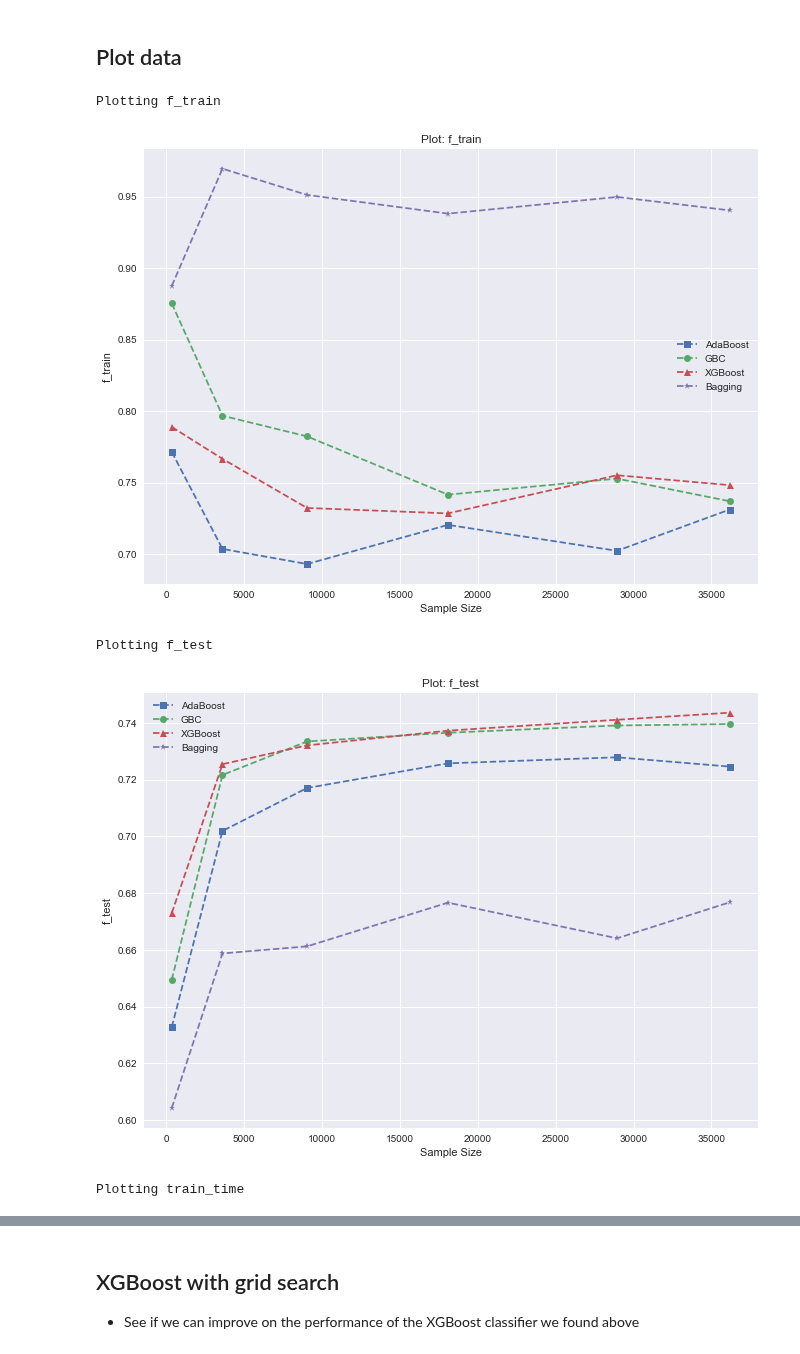
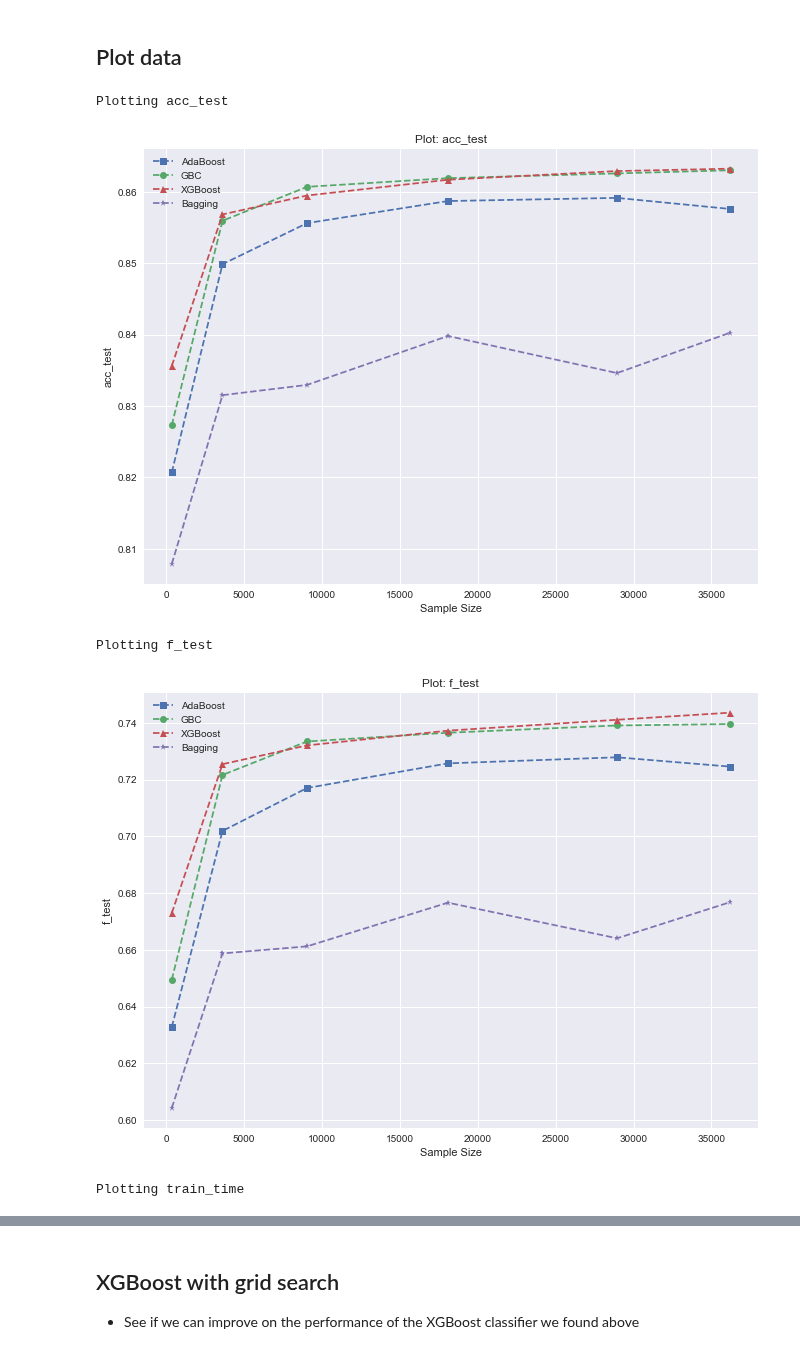
Before and after one commit to palpen/udacity_ml_engineer_projects, a Jupyter notebook: finding_donors/xfinding_donors_XGBoost.ipynb, the cells around one changed output, grey strips where cells are left out. Saved outputs shown, nothing was run; the diff lists cells and outputs as text; code cells hidden in the pictures.

```diff
--- a/finding_donors/xfinding_donors_XGBoost.ipynb
+++ b/finding_donors/xfinding_donors_XGBoost.ipynb
@@ -259,10 +270,11 @@ def get_sample_data(learner, statistic):
 def data_to_df(learner, func_type, hyperparam_list):
 
     df = pd.DataFrame({'f_train': func_type(learner, 'f_train'),
-                         'f_test': func_type(learner, 'f_test'),
-                         'pred_time': func_type(learner, 'pred_time'),
-                         'train_time': func_type(learner, 'train_time'),
-                         'hyperparam_list': hyperparam_list})
+                        'f_test': func_type(learner, 'f_test'),
+                        'acc_test': func_type(learner, 'acc_test'),
+                        'pred_time': func_type(learner, 'pred_time'),
+                        'train_time': func_type(learner, 'train_time'),
+                        'hyperparam_list': hyperparam_list})
     df = df.set_index('hyperparam_list')
     return df
 # %%
@@ -278,27 +312,27 @@ bag_tree = data_to_df('BaggingClassifier', get_tree_data, num_trees)
 # %% [markdown]
 ## Plot data
 # %%
-cols = ['f_train', 'f_test', 'train_time']
+cols = ['acc_test', 'f_test', 'train_time']
 
 for col in cols:
 
     print("Plotting {}".format(col))
 
     plt.figure(figsize=(11, 8))
 
     plt.plot(ada_sample[col], '--s',label='AdaBoost')
     plt.plot(gbc_sample[col],'--o',label='GBC')
     plt.plot(xgb_sample[col], '--^', label='XGBoost')
     plt.plot(bag_sample[col], '--*', label='Bagging')
 
     plt.legend()
     plt.xlabel('Sample Size')
     plt.ylabel('{}'.format(col))
     plt.title('Plot: {}'.format(col))
     plt.show()
 # %% [output]
-Plotting f_train
+Plotting acc_test
-[figure, old version]
+[figure, new version]
 Plotting f_test
 [figure]
 Plotting train_time
```
Also changed, not shown: parts of 5 cells of this notebook.
